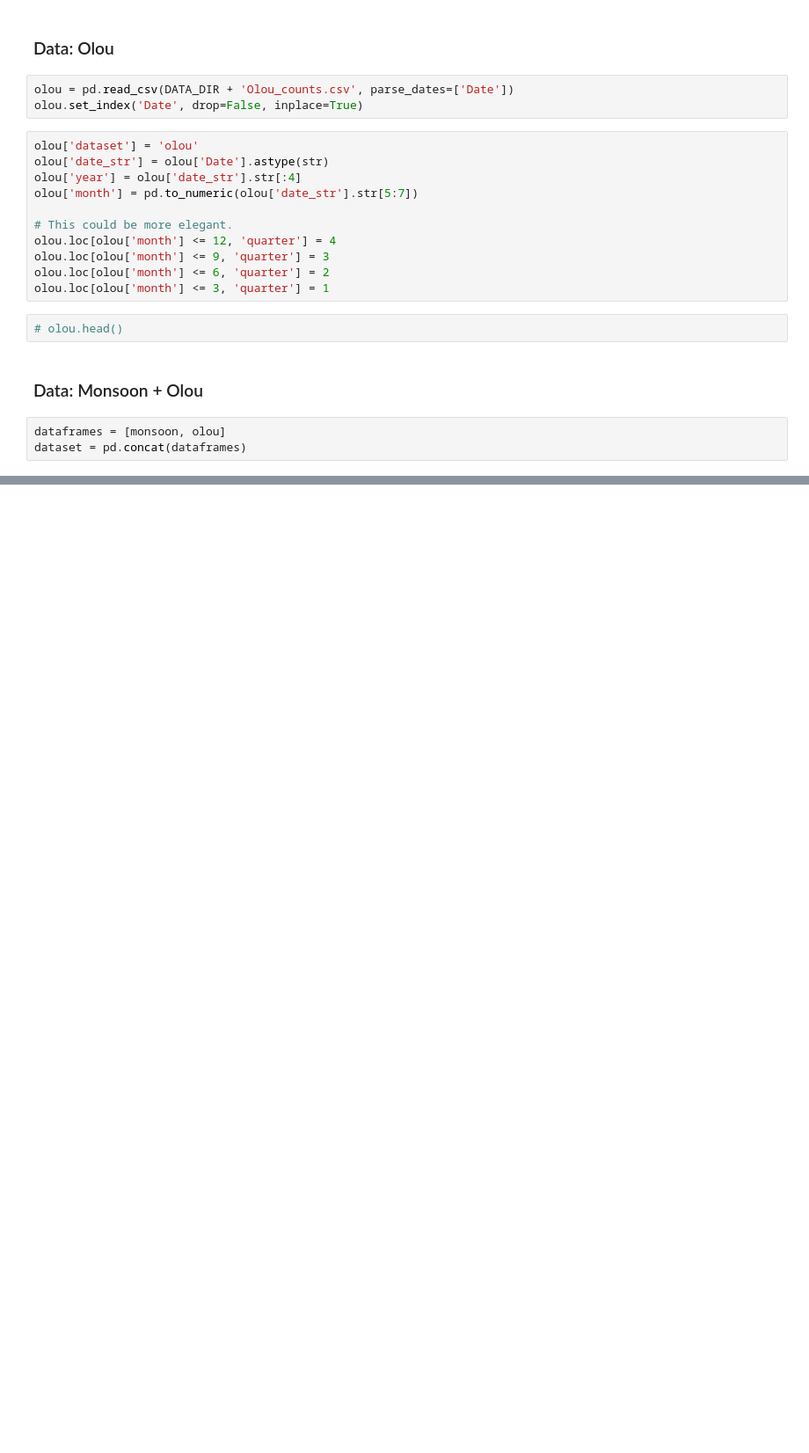
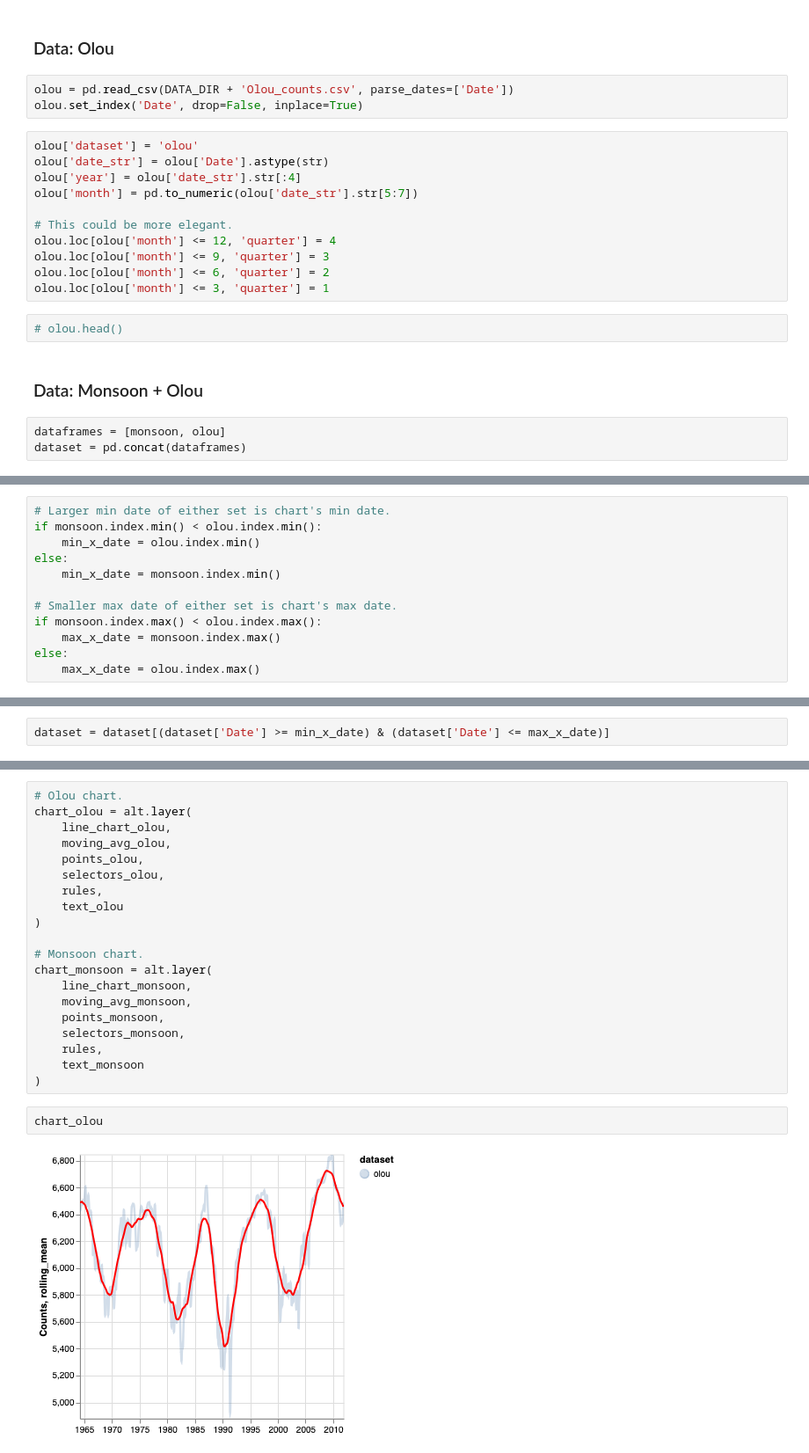
Before and after one commit to nketchum/SI649P2, a Jupyter notebook: project.ipynb, the cells around one changed output, grey strips where cells are left out. Shown: that part at 88% size. Saved outputs shown, nothing was run; the diff lists cells and outputs as text; blank space fills up the shorter version.

```diff
--- a/project.ipynb
+++ b/project.ipynb
@@ -68,0 +65,12 @@ dataset.head()
+# %%
+# Larger min date of either set is chart's min date.
+if monsoon.index.min() < olou.index.min():
+    min_x_date = olou.index.min()
+else:
+    min_x_date = monsoon.index.min()
+
+# Smaller max date of either set is chart's max date.
+if monsoon.index.max() < olou.index.max():
+    max_x_date = monsoon.index.max()
+else:
+    max_x_date = olou.index.max()
@@ -68,0 +79,2 @@ dataset.head()
+# %%
+dataset = dataset[(dataset['Date'] >= min_x_date) & (dataset['Date'] <= max_x_date)]
@@ -292,0 +252,24 @@ display(width_slider, height_slider)
+# %%
+# Olou chart.
+chart_olou = alt.layer(
+    line_chart_olou,
+    moving_avg_olou,
+    points_olou,
+    selectors_olou,
+    rules,
+    text_olou
+)
+
+# Monsoon chart.
+chart_monsoon = alt.layer(
+    line_chart_monsoon,
+    moving_avg_monsoon,
+    points_monsoon,
+    selectors_monsoon,
+    rules,
+    text_monsoon
+)
+# %%
+chart_olou
+# %% [output]
+[figure, added]
```
Also changed, not shown: parts of 19 cells of this notebook.
